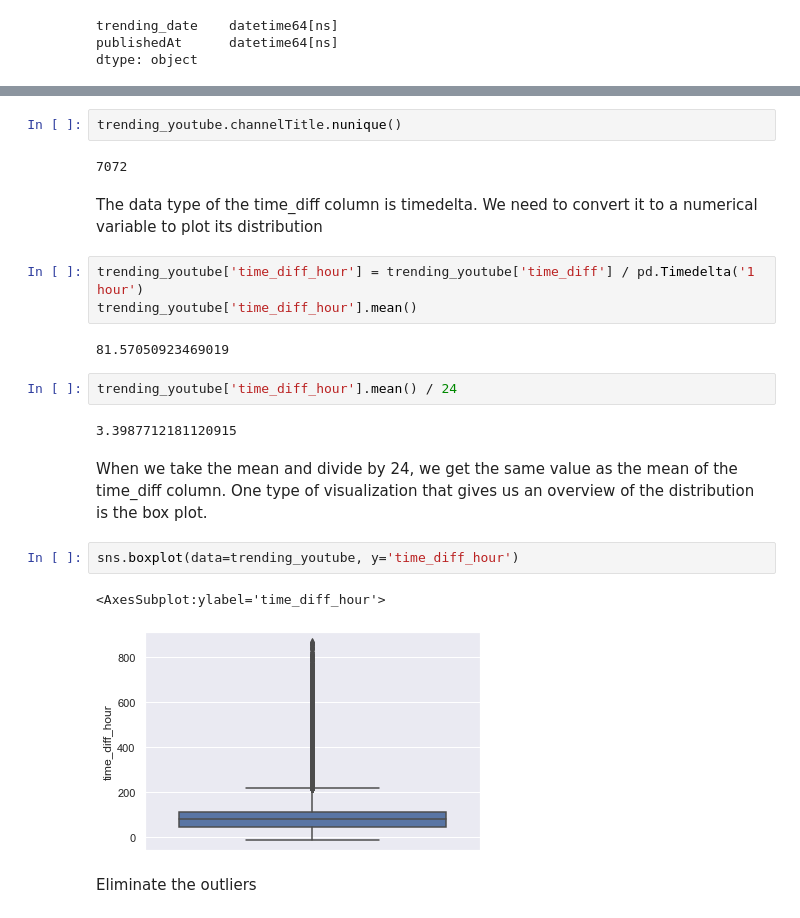
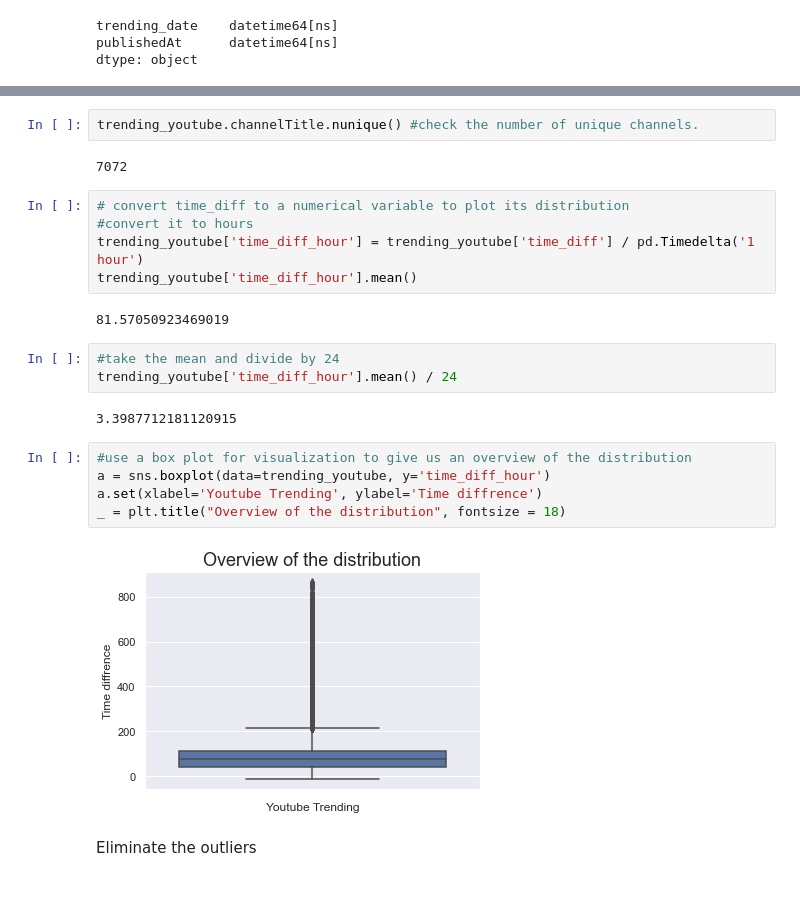
Before and after one commit to amira-bendjama/Youtube-Trending-Page-Analysis, a Jupyter notebook: project_scooping.ipynb, the cells around one changed output, grey strips where cells are left out. Drawn from its saved outputs; the diff is of its cells as text; blank space fills up the shorter version.

```diff
--- a/project_scooping.ipynb
+++ b/project_scooping.ipynb
@@ -215,26 +208,26 @@ Most of the videos uploaded by different channels
 # %%
-trending_youtube.channelTitle.nunique()
+trending_youtube.channelTitle.nunique() #check the number of unique channels.
 # %% [output]
 7072
-# %% [markdown]
-The data type of the time_diff column is timedelta. We need to convert it to a numerical variable to plot its distribution
 # %%
+# convert time_diff to a numerical variable to plot its distribution
+#convert it to hours
 trending_youtube['time_diff_hour'] = trending_youtube['time_diff'] / pd.Timedelta('1 hour')
 trending_youtube['time_diff_hour'].mean()
 # %% [output]
 81.57050923469019
 # %%
+#take the mean and divide by 24
 trending_youtube['time_diff_hour'].mean() / 24
 # %% [output]
 3.3987712181120915
-# %% [markdown]
-When we take the mean and divide by 24, we get the same value as the mean of the time_diff column.
-One type of visualization that gives us an overview of the distribution is the box plot.
 # %%
-sns.boxplot(data=trending_youtube, y='time_diff_hour')
+#use a box plot for visualization to give us an overview of the distribution
+a = sns.boxplot(data=trending_youtube, y='time_diff_hour')
+a.set(xlabel='Youtube Trending', ylabel='Time diffrence')
+_ = plt.title("Overview of the distribution", fontsize = 18)
 # %% [output]
-<AxesSubplot:ylabel='time_diff_hour'>
-[figure, old version]
+[figure, new version]
 # %% [markdown]
 Eliminate the outliers
 # %%
```
Also changed, not shown: parts of 14 cells of this notebook, 1 other file.
